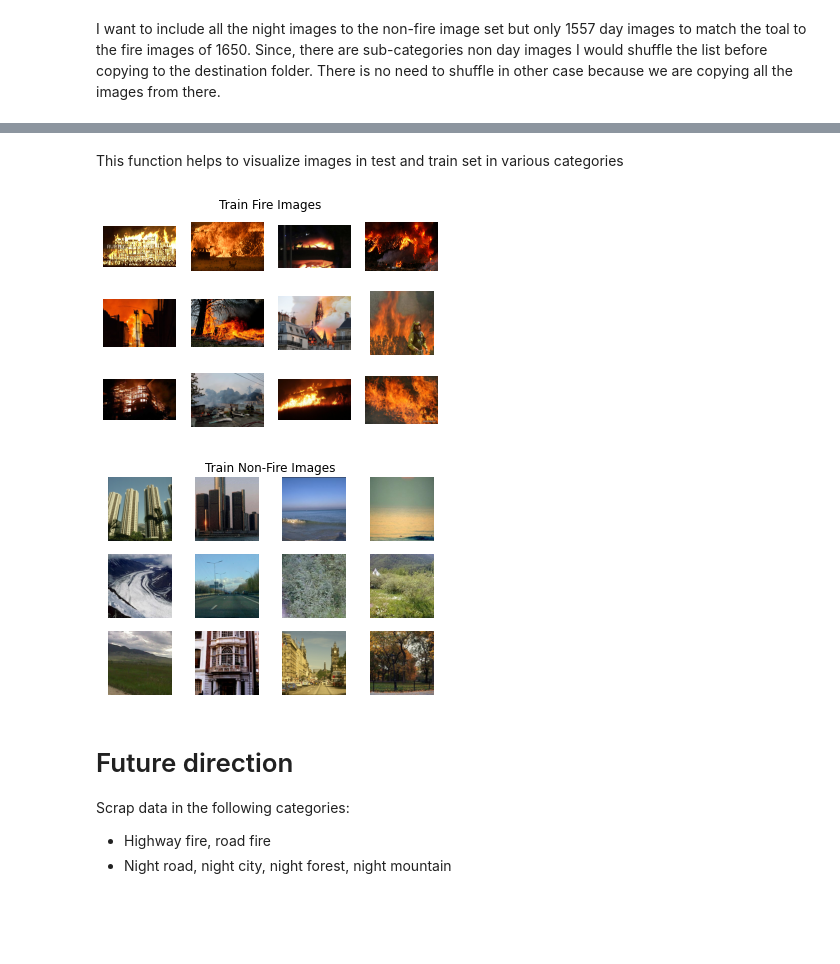
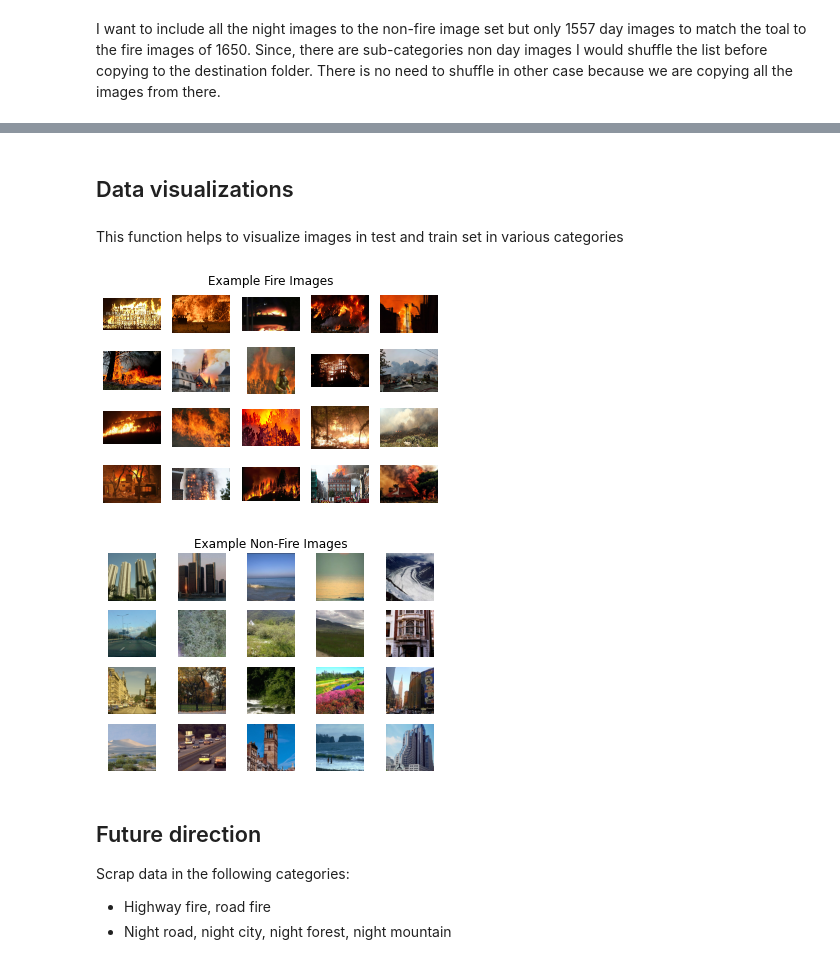
Before and after one commit to roshankoirala/Fire_Detection_Model, a Jupyter notebook: Data_preparation_final.ipynb, the cells around one changed output, grey strips where cells are left out. Drawn from its saved outputs; the diff is of its cells as text; code cells hidden in the pictures; blank space fills up the shorter version.

```diff
--- a/Data_preparation_final.ipynb
+++ b/Data_preparation_final.ipynb
@@ -201,5 +205,7 @@ copy_file(dst_nofire, train_dir_nofire, end_index=n_23)
 copy_file(dst_fire, test_dir_fire, start_index=n_23)
 copy_file(dst_nofire, test_dir_nofire, start_index=n_23)
+# %% [markdown]
+## Data visualizations
 # %% [markdown]
 This function helps to visualize images in test and train set in various categories
 # %%
@@ -221,13 +227,13 @@ def image_collage(path, n_rows, n_cols, title):
         ax.axis('Off')
         img_num += 1
 # %%
-image_collage(train_dir_fire, 3, 4, 'Train Fire Images')
-image_collage(train_dir_nofire, 3, 4, 'Train Non-Fire Images')
+image_collage(train_dir_fire, 4, 5, 'Example Fire Images')
+image_collage(train_dir_nofire, 4, 5, 'Example Non-Fire Images')
 # %% [output]
-[figure, old version]
+[figure, new version]
-[figure, old version]
+[figure, new version]
 # %% [markdown]
-# Future direction
+## Future direction
 
 Scrap data in the following categories:
 
```
Also changed, not shown: parts of 11 cells of this notebook.
